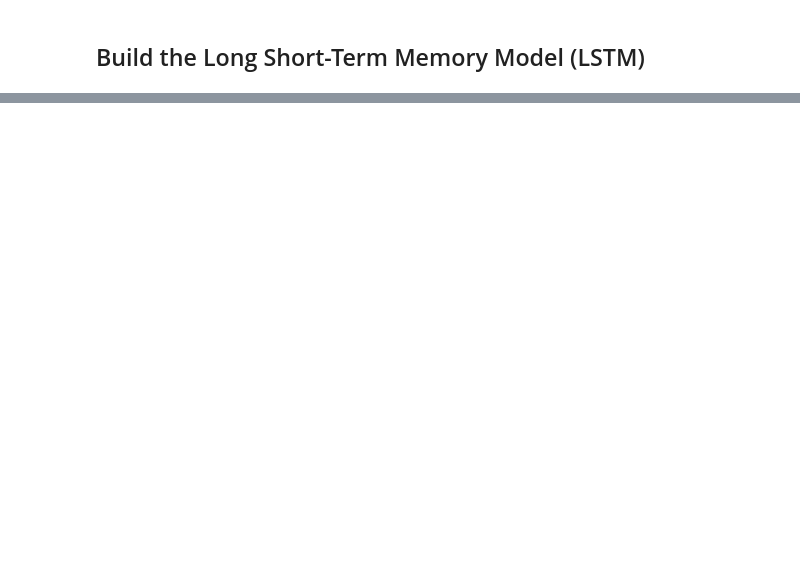
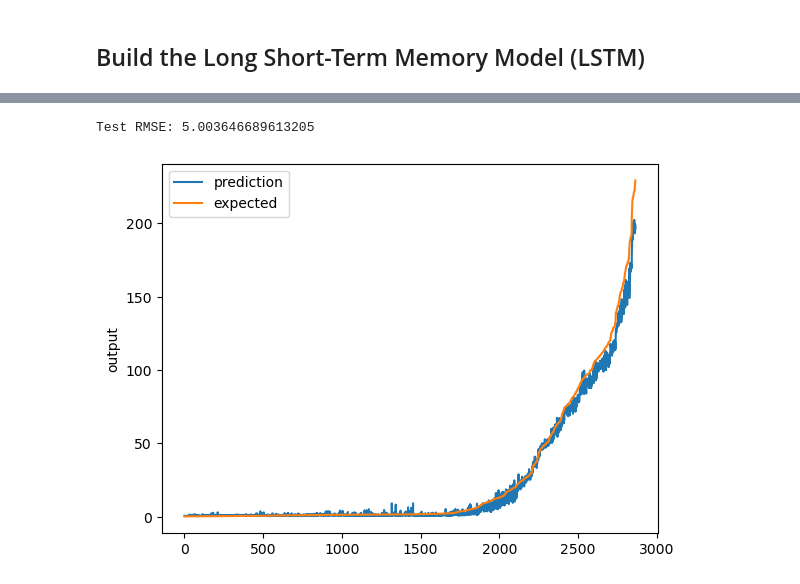
Before and after one commit to williamlorence/CSC180-Project-4, a Jupyter notebook: project4.ipynb, the cells around one changed output, grey strips where cells are left out. Cells and saved outputs as stored; diff of their text form; code cells hidden in the pictures; blank space fills up the shorter version.

Commit message:
added lstm

```diff
--- a/project4.ipynb
+++ b/project4.ipynb
@@ -397,2 +411,16 @@ Test RMSE: 1.4107106337250495
 # %% [markdown]
 ## Build the Long Short-Term Memory Model (LSTM)
+# %%
+from tensorflow.keras.layers import LSTM, Dense, Dropout
+
+# Define the FCNN model
+model_lstm = Sequential([
+    LSTM(128, activation='relu', dropout=0.2, recurrent_dropout=0.2, input_shape=(7, 5)),
+    Dense(32, activation='relu'),
+    Dense(1)  # Output layer with a single neuron for regression
+])
+
+print(model_lstm.summary())
+
+# Compile the model
+model_lstm.compile(optimizer='adam', loss='mean_squared_error')
@@ -398,0 +478,10 @@ Test RMSE: 1.4107106337250495
+# %%
+from sklearn.metrics import mean_squared_error
+import numpy as np
+
+# Predict on the test set
+y_pred_lstm = model_lstm.predict(X_test)
+
+# Calculate RMSE
+rmse = np.sqrt(mean_squared_error(y_test, y_pred_lstm))
+print(f"Root Mean Square Error (RMSE): {rmse}")
@@ -398,0 +491,23 @@ Test RMSE: 1.4107106337250495
+# %%
+from sklearn.metrics import mean_squared_error
+import numpy as np
+import matplotlib.pyplot as plt
+
+# Calculate RMSE
+rmse = np.sqrt(mean_squared_error(y_test, y_pred_lstm))
+print("Test RMSE:", rmse)
+
+def chart_regression(pred,y,sort=True):
+    t = pd.DataFrame({'pred' : pred, 'y' : y})
+    if sort:
+        t.sort_values(by=['y'],inplace=True)
+    a = plt.plot(t['pred'].tolist(),label='prediction')
+    b = plt.plot(t['y'].tolist(),label='expected')
+    plt.ylabel('output')
+    plt.legend()
+    plt.show()
+
+chart_regression(y_pred_lstm.flatten(), y_test, sort=True)
+# %% [output]
+Test RMSE: 5.003646689613205
+[figure, added]
```
Also changed, not shown: parts of 17 cells of this notebook, 3 other files.
